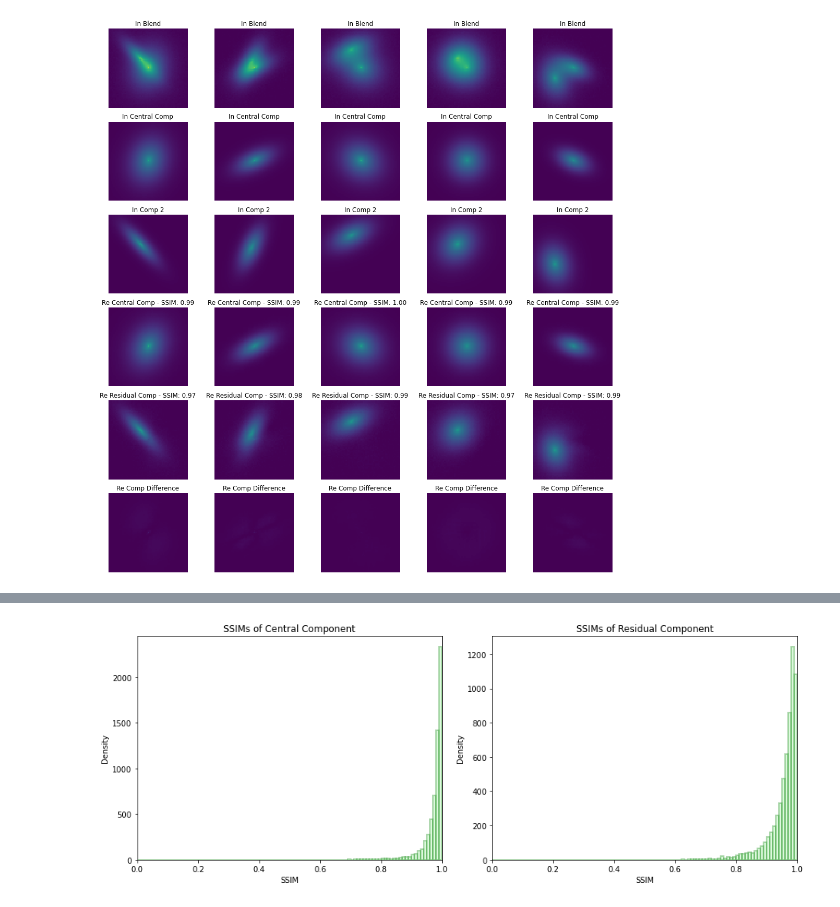
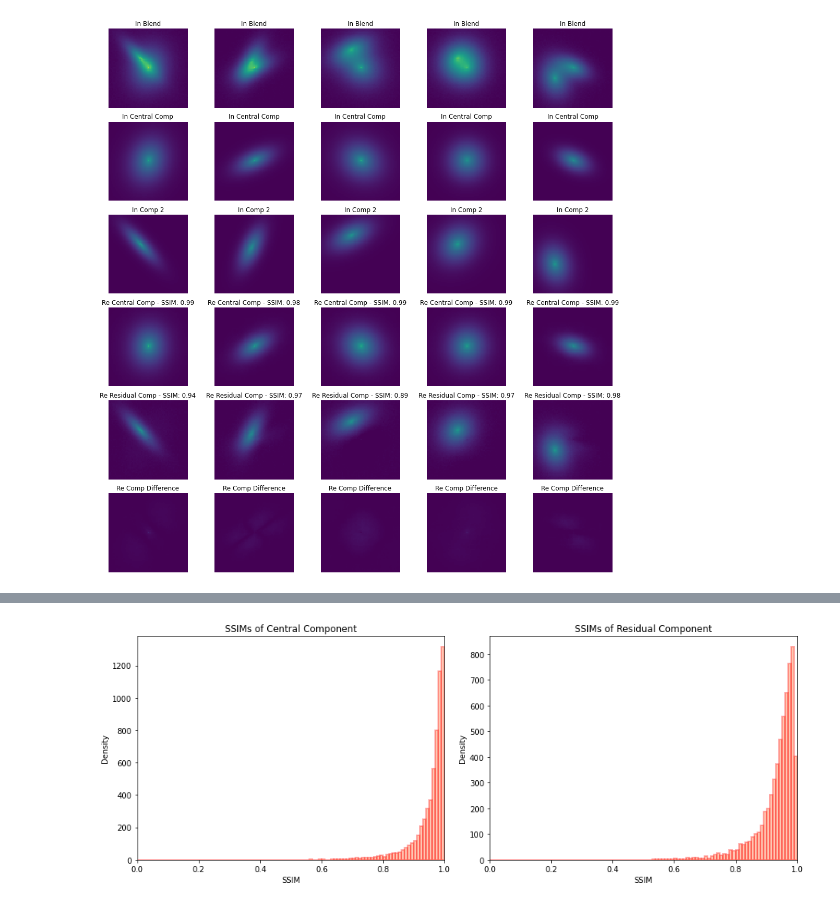
Before and after one commit to Volconage/Deblending-Galaxies-Project, a Jupyter notebook: Clean_files/Single_encoder_approach_FINAL.ipynb, the cells around one changed output, grey strips where cells are left out. Drawn from its saved outputs; the diff is of its cells as text; code cells hidden in the pictures.

```diff
--- a/Clean_files/Single_encoder_approach_FINAL.ipynb
+++ b/Clean_files/Single_encoder_approach_FINAL.ipynb
@@ -410,5 +413,5 @@ test_together = [test_blends, test_components[0], test_components[1]]
 
 vae.compile(optimizer=Adam(learning_rate=0.001))
 # %%
-history2=vae.fit(train_together,verbose=1,epochs=30,batch_size=batch_size,validation_split=val_split_ratio)
+history2=vae.fit(train_together,verbose=1,epochs=10,batch_size=batch_size,validation_split=val_split_ratio)
 # %% [output]
@@ -496,4 +502,7 @@ chosen=summary_plot2(n,test_together,decode)
 # %% [output]
 [1483 2185 2520 3721 3727]
 [figure]
+# %%
+c = 'orangered'
+outline = 'red'
 # %%
@@ -548,37 +558,33 @@ ssim_values = calc_ssim(test_together, decode)
 # %%
 #Plot violinplots of the SSIM
 
 n_of_bins = 100
 bins = np.linspace(0,1,n_of_bins+1)
-
-c = 'lightgreen'
-outline = 'green'
-
 
 fig, ax = plt.subplots(1, 2, figsize = (13,5))
 
 
 vp1 = ax[0].hist(ssim_values[0], bins, color = c, ec = outline, alpha = 0.3, lw = 2)
 
 ax[0].set_title('SSIMs of Central Component')
 ax[0].set_xlabel('SSIM')
 ax[0].set_ylabel('Density')
 
 
 
 vp2 = ax[1].hist(ssim_values[1], bins,  color = c, ec = outline, alpha = 0.3, lw = 2)
 
 ax[1].set_title('SSIMs of Residual Component')
 ax[1].set_xlabel('SSIM')
 ax[1].set_ylabel('Density')
 
 ax[0].set_xlim(0, 1)
 ax[1].set_xlim(0, 1)
 plt.tight_layout()
 
 plt.show()
 # %% [output]
-[figure, old version]
+[figure, new version]
 # %%
 mean_ssim_comp1 = np.mean(ssim_values[0])
 median_ssim_comp1 = np.median(ssim_values[0])
```
Also changed, not shown: parts of 8 cells of this notebook.
